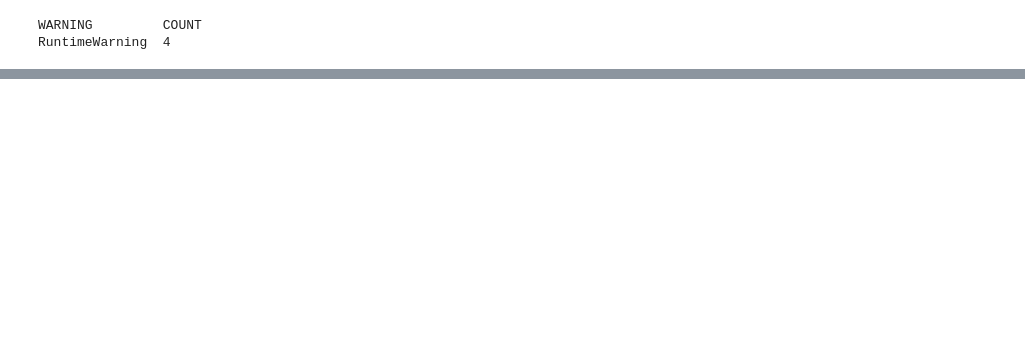
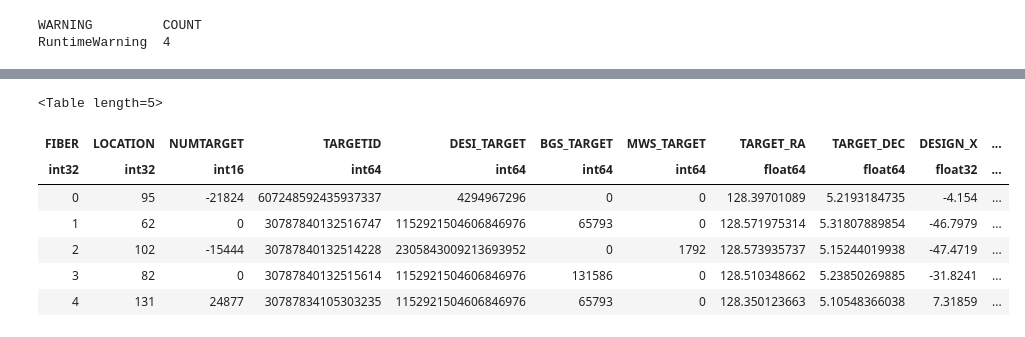
Before and after one commit to apcooper/mws_svplan, a Jupyter notebook: JFR_DR7.ipynb, the cells around one changed output, grey strips where cells are left out. Saved outputs shown, nothing was run; the diff lists cells and outputs as text; code cells hidden in the pictures; blank space fills up the shorter version.

```diff
--- a/JFR_DR7.ipynb
+++ b/JFR_DR7.ipynb
@@ -721,0 +878,11 @@ RuntimeWarning  2
+# %%
+t[0:5]
+# %% [output]
+<Table length=5>
+| FIBER | LOCATION | NUMTARGET | TARGETID | DESI_TARGET | BGS_TARGET | MWS_TARGET | TARGET_RA | TARGET_DEC | DESIGN_X | ... |
+| int32 | int32 | int16 | int64 | int64 | int64 | int64 | float64 | float64 | float32 | ... |
+| 0 | 95 | -21824 | 607248592435937337 | 4294967296 | 0 | 0 | 128.39701089 | 5.2193184735 | -4.154 | ... |
+| 1 | 62 | 0 | 30787840132516747 | 1152921504606846976 | 65793 | 0 | 128.571975314 | 5.31807889854 | -46.7979 | ... |
+| 2 | 102 | -15444 | 30787840132514228 | 2305843009213693952 | 0 | 1792 | 128.573935737 | 5.15244019938 | -47.4719 | ... |
+| 3 | 82 | 0 | 30787840132515614 | 1152921504606846976 | 131586 | 0 | 128.510348662 | 5.23850269885 | -31.8241 | ... |
+| 4 | 131 | 24877 | 30787834105303235 | 1152921504606846976 | 65793 | 0 | 128.350123663 | 5.10548366038 | 7.31859 | ... |
```
Also changed, not shown: parts of 8 cells of this notebook, 1 other file.
